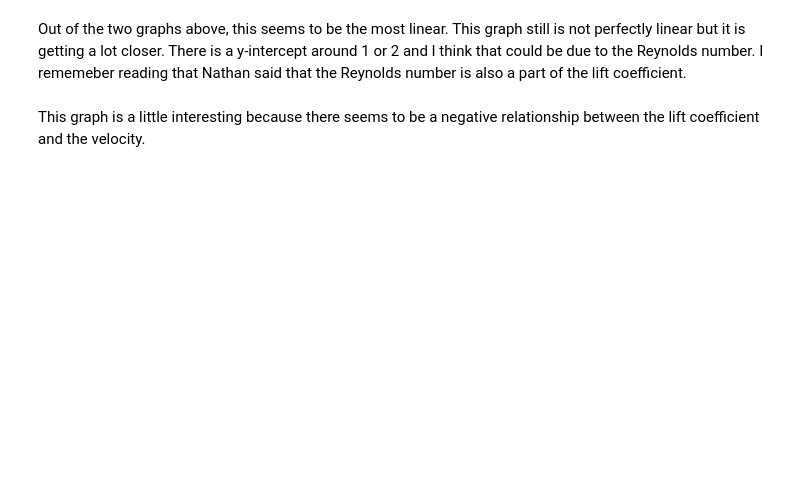
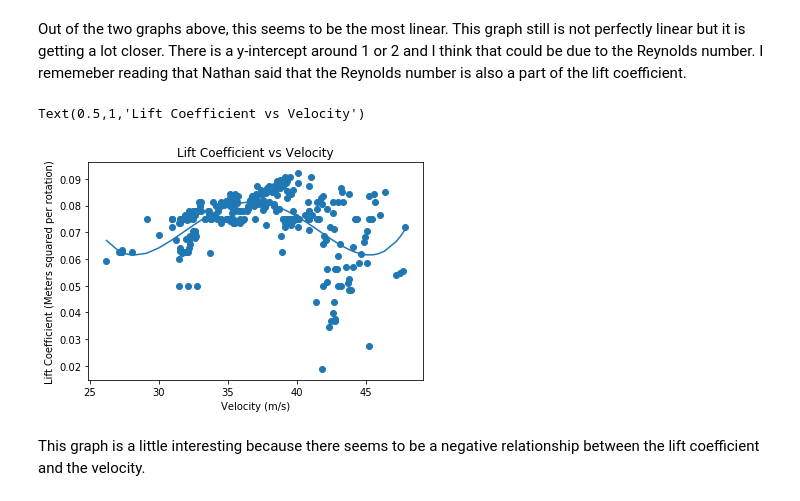
Before and after one commit to carl1326/Senior-Capstone, a Jupyter notebook: Carle Capstone Final-Shooter.ipynb, the cells around one changed output. Saved outputs shown, nothing was run; the diff lists cells and outputs as text; code cells hidden in the pictures; blank space fills up the shorter version.

```diff
--- a/Carle Capstone Final-Shooter.ipynb
+++ b/Carle Capstone Final-Shooter.ipynb
@@ -200,10 +182,13 @@ fit = np.polyfit(Velo, CLscaled, 4)
 fitpoly = np.poly1d(fit)
 # %%
 plt.plot (Velo, fitpoly(Velo))
-plt.scatter (Velo, CLscaled)
+plt.scatter (Velo, CL)
 plt.xlabel ("Velocity (m/s)")
-plt.ylabel ("Lift Coefficient x 10^5 (Meters squared per rotation)")
+plt.ylabel ("Lift Coefficient (Meters squared per rotation)")
 plt.title('Lift Coefficient vs Velocity')
+# %% [output]
+Text(0.5,1,'Lift Coefficient vs Velocity')
+[figure, added]
 # %% [markdown]
 This graph is a little interesting because there seems to be a negative relationship between the lift coefficient and the velocity.
 # %%
```
Also changed, not shown: parts of 16 cells of this notebook.
